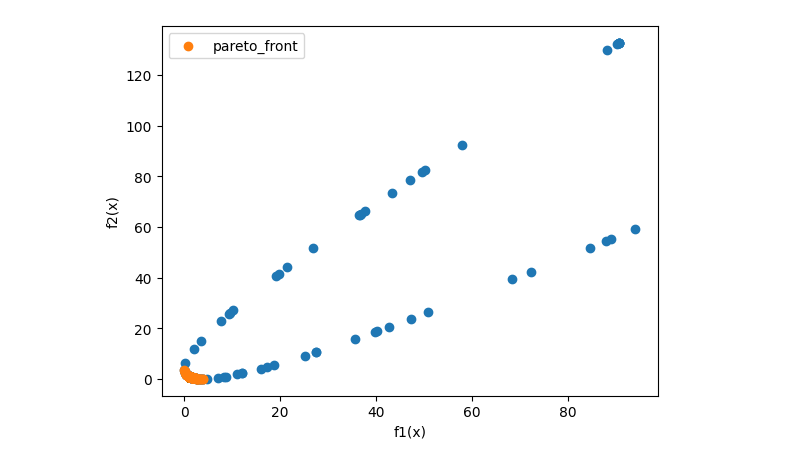
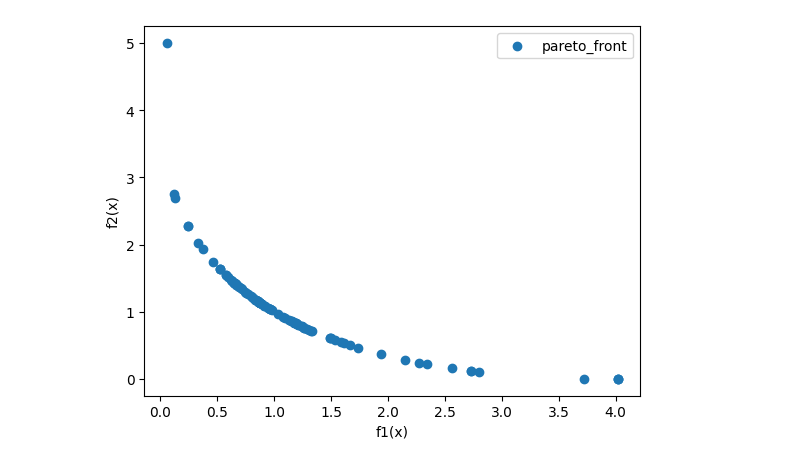
Before and after one commit to jormundur00/MultiObjectiveOptimization, a Jupyter notebook: GeneticAlgorithm.ipynb, the cells around one changed output. Saved outputs shown, nothing was run; the diff lists cells and outputs as text; code cells hidden in the pictures.

```diff
--- a/GeneticAlgorithm.ipynb
+++ b/GeneticAlgorithm.ipynb
@@ -154,5 +154,5 @@ A = 10
 lower_bounds = np.array([-A])
 upper_bounds = np.array([A])
 
-ga(functions=[f1,f2], lb=lower_bounds, ub=upper_bounds, pop_size=1000, num_generations=100, tournament_size=5, elitism_size=50, crossover_alpha=0.3, mutation_prob=0.05)
+ga(functions=[f1,f2], lb=lower_bounds, ub=upper_bounds, pop_size=100, num_generations=100, tournament_size=5, elitism_size=20, crossover_alpha=0.3, mutation_prob=0.05, showGraph = False)
 # %% [output]
@@ -161,4 +161,4 @@ Elapsed time: 13.880444288253784 seconds
-[figure, old version]
+[figure, new version]
 # %%
 # Schaffer function N.2
 # -5 <= x <= 10
```
Also changed, not shown: parts of 4 cells of this notebook, 1 other file.
